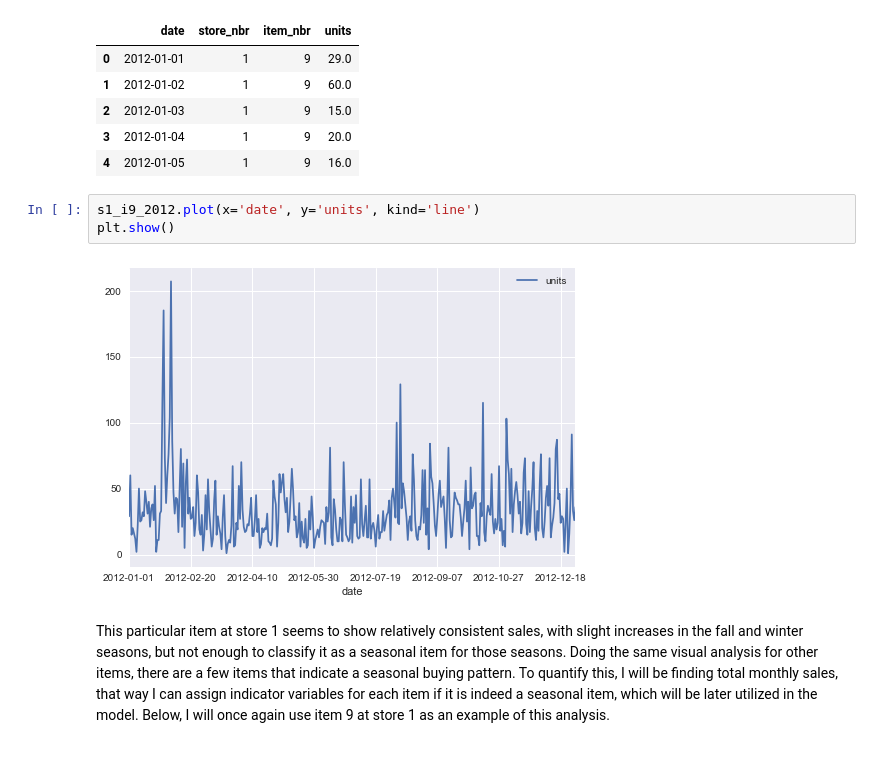
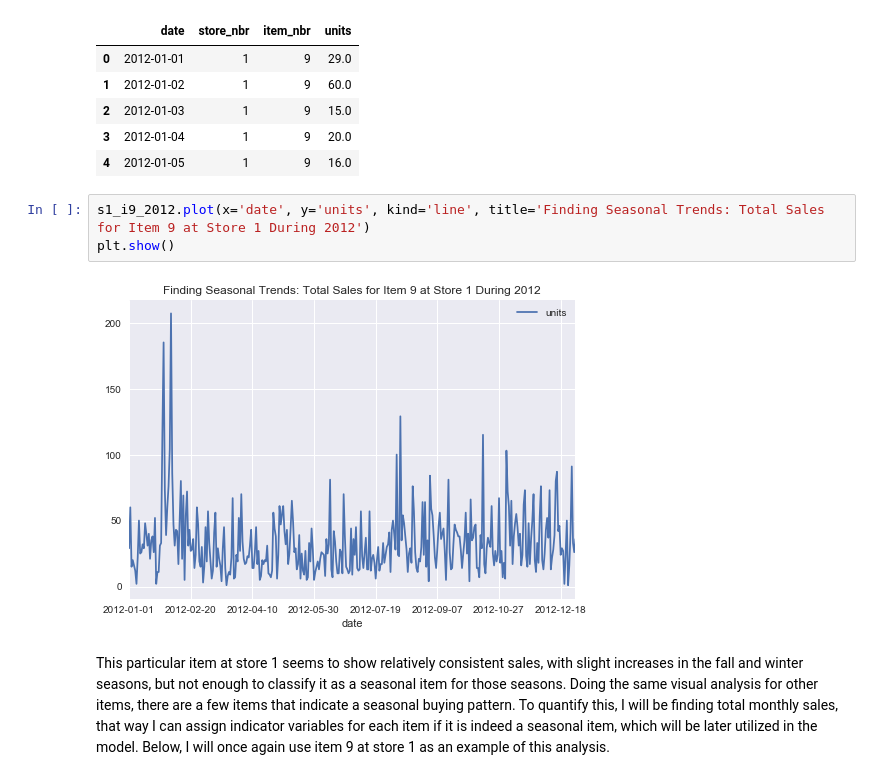
Before and after one commit to vpatel94/springboard, a Jupyter notebook: capstone project/final/Capstone Project Final Deliverable.ipynb, the cells around one changed output. Cells and saved outputs as stored; diff of their text form.

```diff
--- a/capstone project/final/Capstone Project Final Deliverable.ipynb
+++ b/capstone project/final/Capstone Project Final Deliverable.ipynb
@@ -148,10 +148,10 @@ s1_i9_2012.head()
 | 3 | 2012-01-04 | 1 | 9 | 20.0 |
 | 4 | 2012-01-05 | 1 | 9 | 16.0 |
 # %%
-s1_i9_2012.plot(x='date', y='units', kind='line')
+s1_i9_2012.plot(x='date', y='units', kind='line', title='Finding Seasonal Trends: Total Sales for Item 9 at Store 1 During 2012')
 plt.show()
 # %% [output]
-[figure, old version]
+[figure, new version]
 # %% [markdown]
 This particular item at store 1 seems to show relatively consistent sales, with slight increases in the fall and winter seasons, but not enough to classify it as a seasonal item for those seasons. Doing the same visual analysis for other items, there are a few items that indicate a seasonal buying pattern. To quantify this, I will be finding total monthly sales, that way I can assign indicator variables for each item if it is indeed a seasonal item, which will be later utilized in the model. Below, I will once again use item 9 at store 1 as an example of this analysis.
 # %%
```
Also changed, not shown: parts of 1 cell of this notebook, 1 other file.
